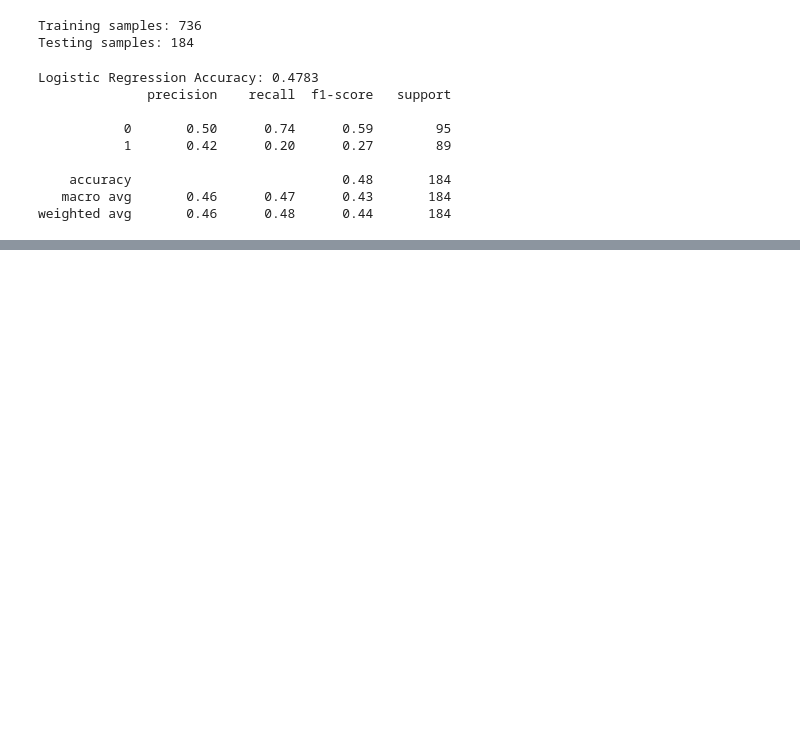
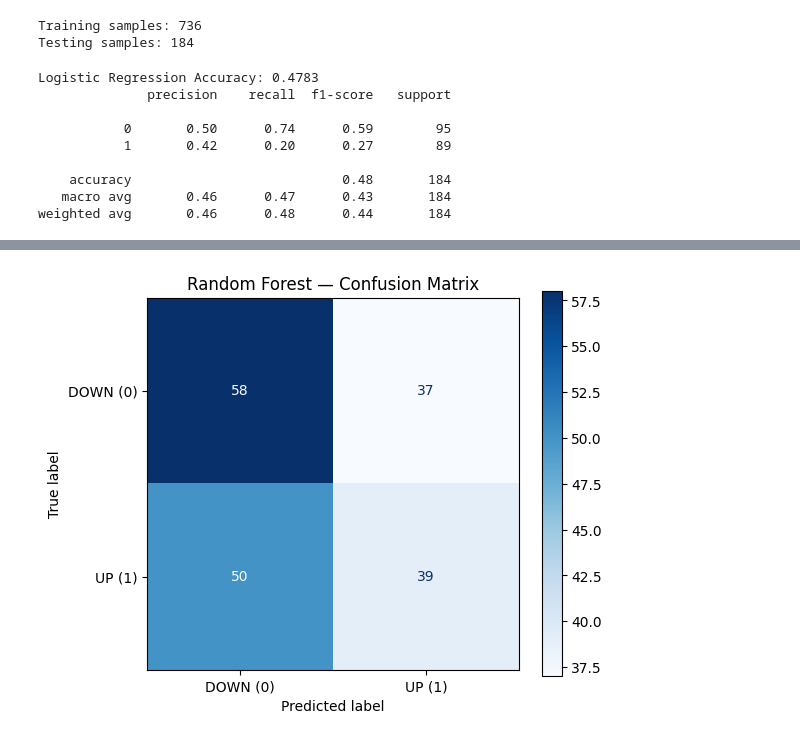
Before and after one commit to samarthpatel03/quantitative-market-analysis, a Jupyter notebook: stock_prediction.ipynb, the cells around one changed output, grey strips where cells are left out. Drawn from its saved outputs; the diff is of its cells as text; code cells hidden in the pictures; blank space fills up the shorter version.

```diff
--- a/stock_prediction.ipynb
+++ b/stock_prediction.ipynb
@@ -521,0 +550,13 @@ ML Strategy Return: 0.46%
+# %%
+fig, ax = plt.subplots(figsize=(6, 5))
+ConfusionMatrixDisplay.from_predictions(
+    y_test,
+    rf_pred,
+    display_labels=['DOWN (0)', 'UP (1)'],
+    cmap='Blues',
+    ax=ax
+)
+plt.title('Random Forest — Confusion Matrix')
+plt.show()
+# %% [output]
+[figure, added]
```
Also changed, not shown: parts of 20 cells of this notebook, 1 other file.
